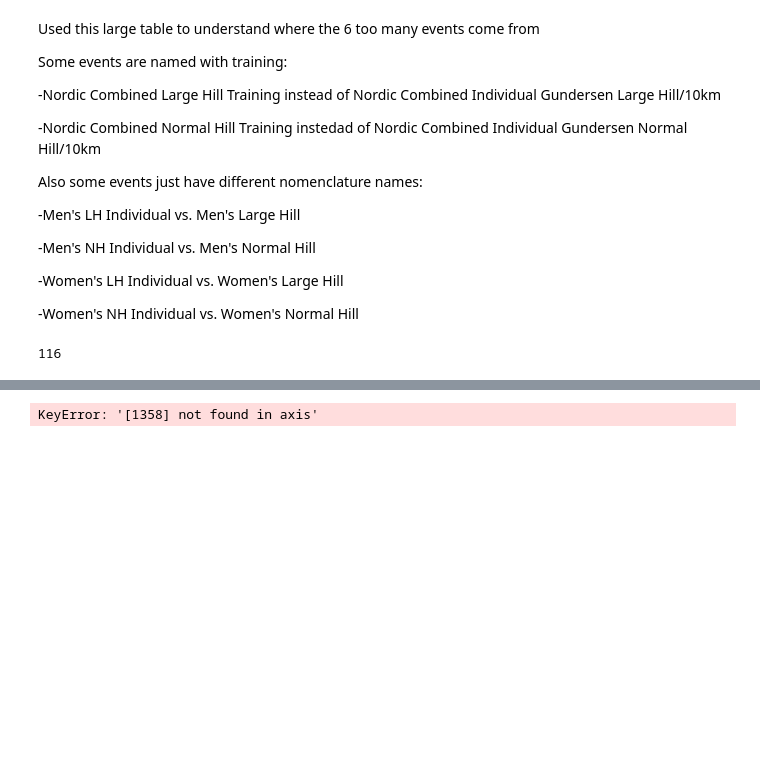
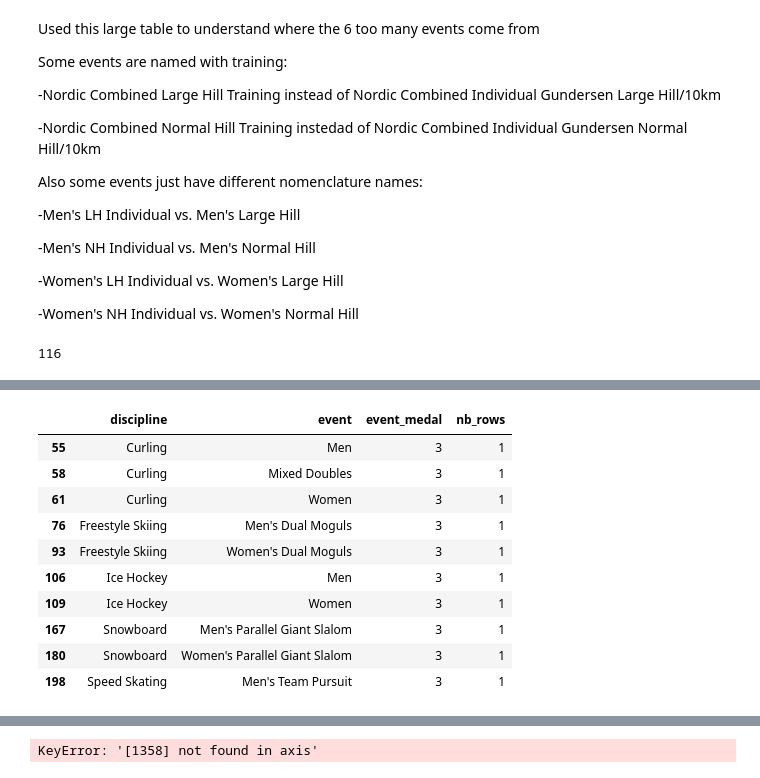
Before and after one commit to com-480-data-visualization/VizLaLune, a Jupyter notebook: DataExploration/PickedDataset/EXPLORATION_Milano_Cortina_2026_Olympic_Winter_Games.ipynb, the cells around one changed output, grey strips where cells are left out. Drawn from its saved outputs; the diff is of its cells as text; code cells hidden in the pictures; blank space fills up the shorter version.

```diff
--- a/DataExploration/PickedDataset/EXPLORATION_Milano_Cortina_2026_Olympic_Winter_Games.ipynb
+++ b/DataExploration/PickedDataset/EXPLORATION_Milano_Cortina_2026_Olympic_Winter_Games.ipynb
@@ -651 +651,17 @@ medal_counts[medal_counts["event_medal"] >= 1]
+# %%
+# Count unique events (event_medal > 1)
+medal_counts = df_schedules.groupby(["discipline", "event", "event_medal"]).size().reset_index(name="nb_rows")
+medal_counts[medal_counts["event_medal"] > 1]
+# %% [output]
+|  | discipline | event | event_medal | nb_rows |
+| 55 | Curling | Men | 3 | 1 |
+| 58 | Curling | Mixed Doubles | 3 | 1 |
+| 61 | Curling | Women | 3 | 1 |
+| 76 | Freestyle Skiing | Men's Dual Moguls | 3 | 1 |
+| 93 | Freestyle Skiing | Women's Dual Moguls | 3 | 1 |
+| 106 | Ice Hockey | Men | 3 | 1 |
+| 109 | Ice Hockey | Women | 3 | 1 |
+| 167 | Snowboard | Men's Parallel Giant Slalom | 3 | 1 |
+| 180 | Snowboard | Women's Parallel Giant Slalom | 3 | 1 |
+| 198 | Speed Skating | Men's Team Pursuit | 3 | 1 |
 # %%
```
Also changed, not shown: parts of 8 cells of this notebook, 6 other files.
